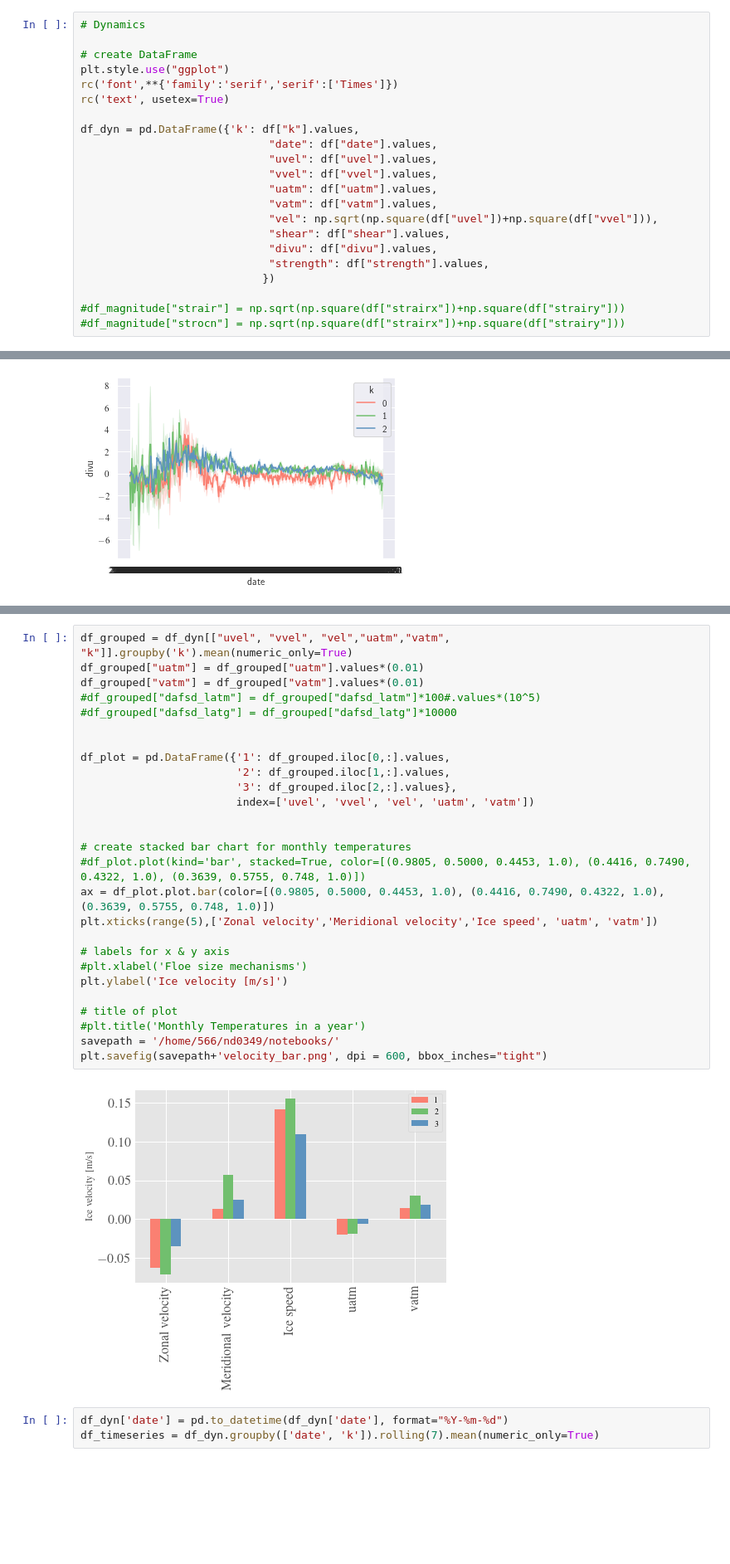
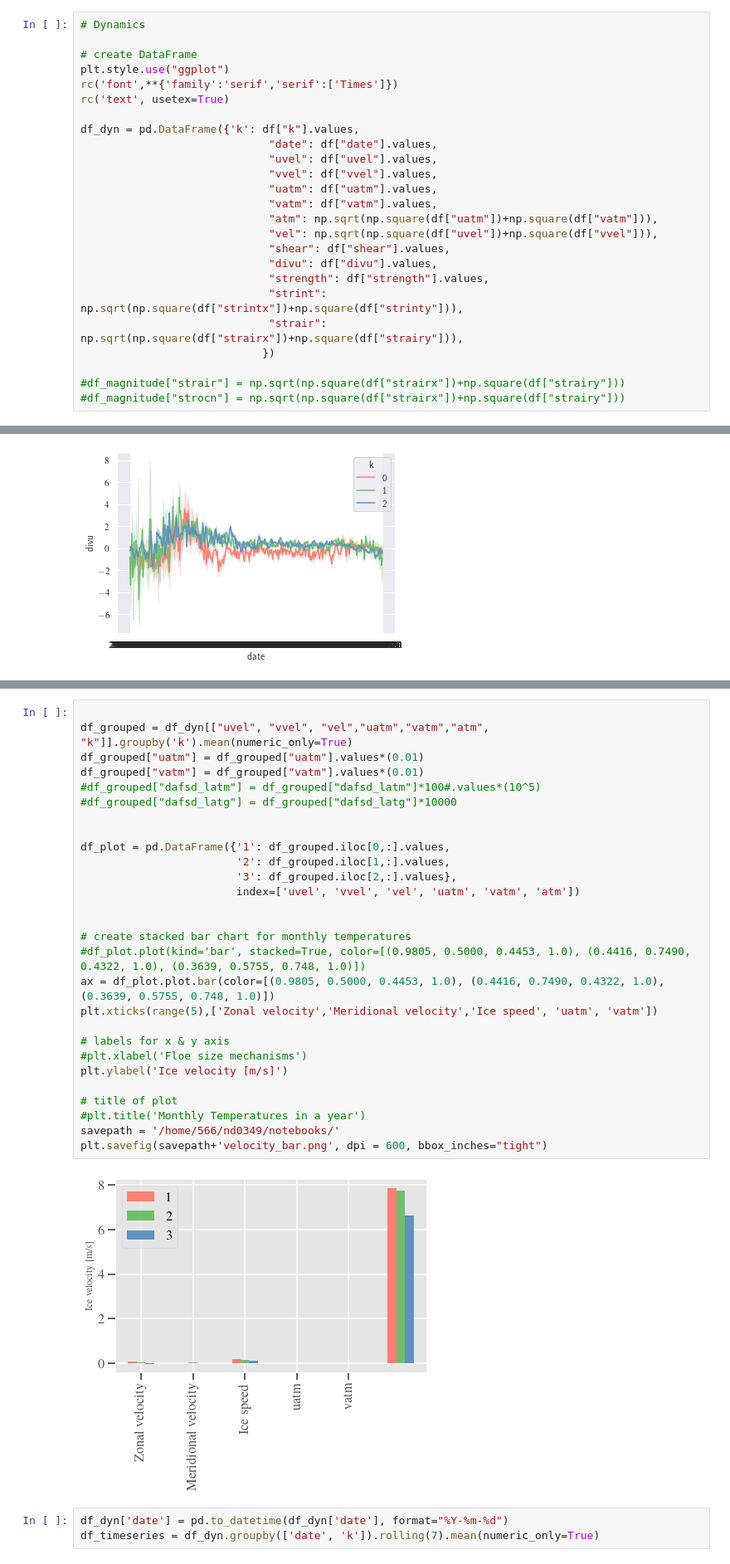
Before and after one commit to NoahDay/sea-ice-classification, a Jupyter notebook: MIZ-forcing-analysis.ipynb, the cells around one changed output, grey strips where cells are left out. Shown at 83% size. Saved outputs shown, nothing was run; the diff lists cells and outputs as text; blank space fills up the shorter version.

```diff
--- a/MIZ-forcing-analysis.ipynb
+++ b/MIZ-forcing-analysis.ipynb
@@ -296,10 +391,13 @@ df_dyn = pd.DataFrame({'k': df["k"].values,
                              "vvel": df["vvel"].values,
                              "uatm": df["uatm"].values,
                              "vatm": df["vatm"].values,
+                             "atm": np.sqrt(np.square(df["uatm"])+np.square(df["vatm"])),
                              "vel": np.sqrt(np.square(df["uvel"])+np.square(df["vvel"])),
                              "shear": df["shear"].values,
                              "divu": df["divu"].values,
                              "strength": df["strength"].values,
+                             "strint": np.sqrt(np.square(df["strintx"])+np.square(df["strinty"])),
+                             "strair": np.sqrt(np.square(df["strairx"])+np.square(df["strairy"])),
                             })
 
 #df_magnitude["strair"] = np.sqrt(np.square(df["strairx"])+np.square(df["strairy"]))
@@ -347,32 +461,33 @@ plt.savefig(savepath+'div_ts.png', dpi = 600, bbox_inches="tight")
 # %%
-df_grouped = df_dyn[["uvel", "vvel", "vel","uatm","vatm", "k"]].groupby('k').mean(numeric_only=True)
+
+df_grouped = df_dyn[["uvel", "vvel", "vel","uatm","vatm","atm", "k"]].groupby('k').mean(numeric_only=True)
 df_grouped["uatm"] = df_grouped["uatm"].values*(0.01)
 df_grouped["vatm"] = df_grouped["vatm"].values*(0.01)
 #df_grouped["dafsd_latm"] = df_grouped["dafsd_latm"]*100#.values*(10^5)
 #df_grouped["dafsd_latg"] = df_grouped["dafsd_latg"]*10000
 
 
 df_plot = pd.DataFrame({'1': df_grouped.iloc[0,:].values,
                         '2': df_grouped.iloc[1,:].values,
                         '3': df_grouped.iloc[2,:].values},
-                        index=['uvel', 'vvel', 'vel', 'uatm', 'vatm'])
+                        index=['uvel', 'vvel', 'vel', 'uatm', 'vatm', 'atm'])
 
 
 # create stacked bar chart for monthly temperatures
 #df_plot.plot(kind='bar', stacked=True, color=[(0.9805, 0.5000, 0.4453, 1.0), (0.4416, 0.7490, 0.4322, 1.0), (0.3639, 0.5755, 0.748, 1.0)])
 ax = df_plot.plot.bar(color=[(0.9805, 0.5000, 0.4453, 1.0), (0.4416, 0.7490, 0.4322, 1.0), (0.3639, 0.5755, 0.748, 1.0)])
 plt.xticks(range(5),['Zonal velocity','Meridional velocity','Ice speed', 'uatm', 'vatm'])
 
 # labels for x & y axis
 #plt.xlabel('Floe size mechanisms')
 plt.ylabel('Ice velocity [m/s]')
 
 # title of plot
 #plt.title('Monthly Temperatures in a year')
 savepath = '/home/566/nd0349/notebooks/'
 plt.savefig(savepath+'velocity_bar.png', dpi = 600, bbox_inches="tight")
 # %% [output]
-[figure, old version]
+[figure, new version]
 # %%
 df_dyn['date'] = pd.to_datetime(df_dyn['date'], format="%Y-%m-%d")
 df_timeseries = df_dyn.groupby(['date', 'k']).rolling(7).mean(numeric_only=True)
```
Also changed, not shown: parts of 49 cells of this notebook, 14 other files.
